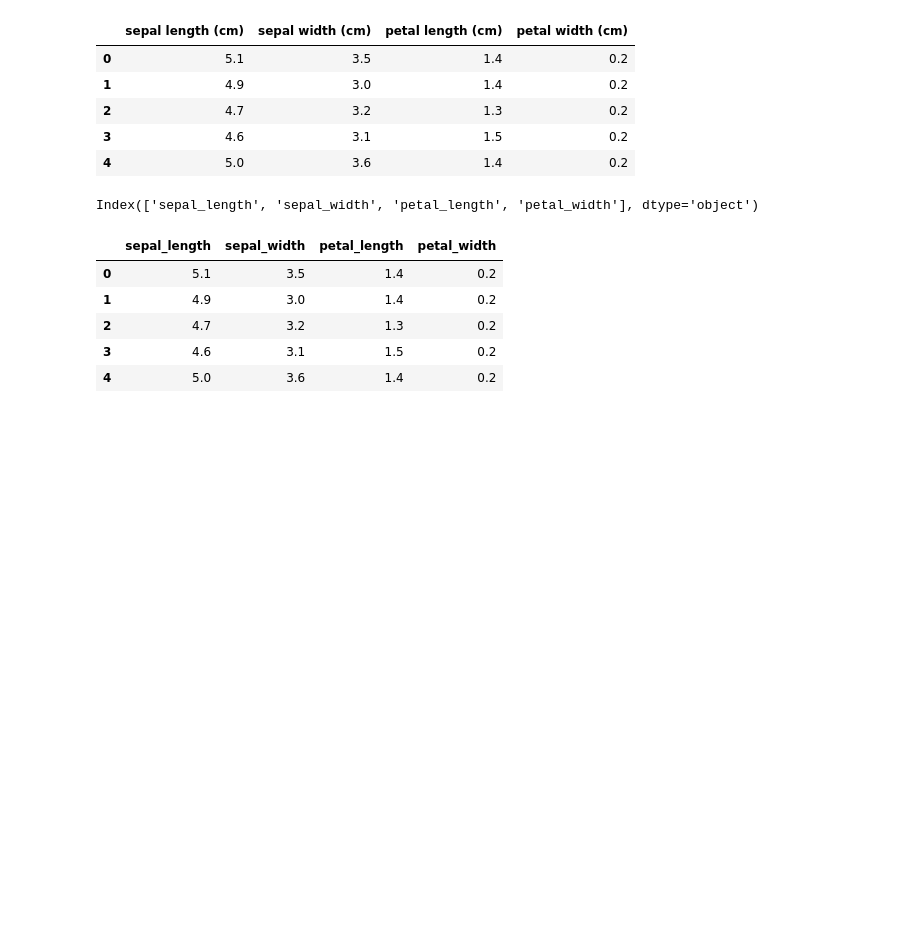
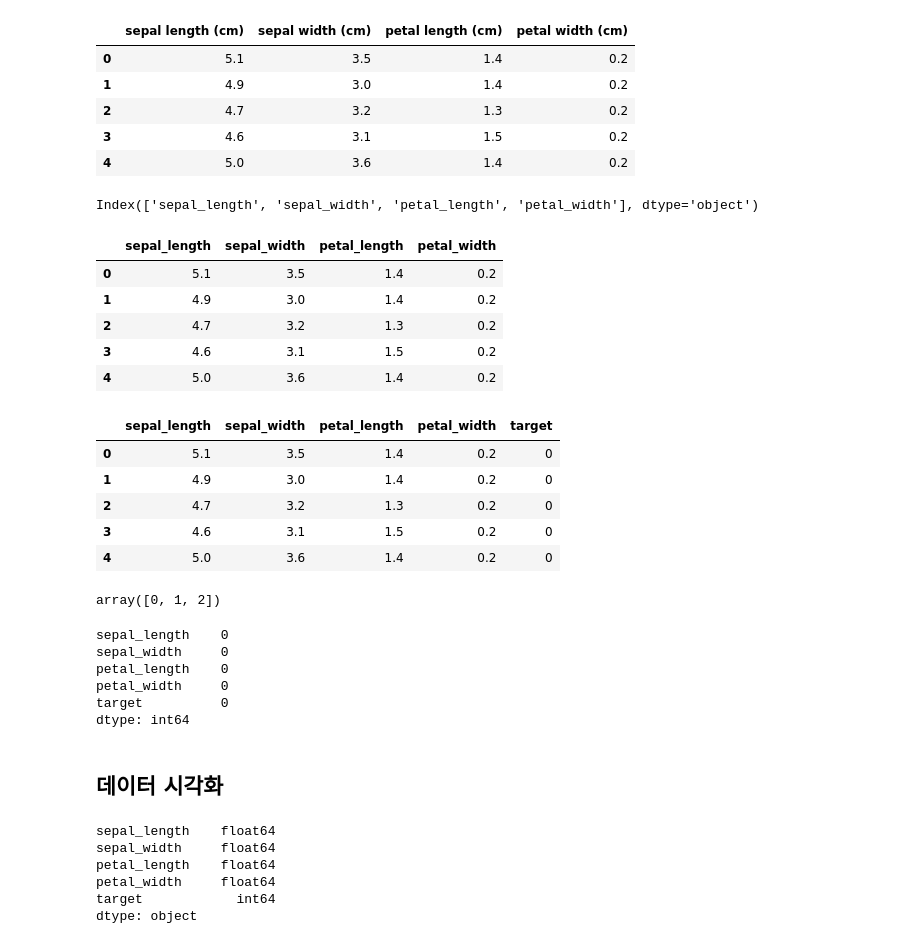
Before and after one commit to Vaycold/Python_ML, a Jupyter notebook: Clustering/머신러닝과 군집분석.ipynb, the cells around one changed output. Cells and saved outputs as stored; diff of their text form; code cells hidden in the pictures; blank space fills up the shorter version.

```diff
--- a/Clustering/머신러닝과 군집분석.ipynb
+++ b/Clustering/머신러닝과 군집분석.ipynb
@@ -49,0 +51,35 @@ iris_df.head()
+# %%
+iris_df.head()
+# %% [output]
+|  | sepal_length | sepal_width | petal_length | petal_width | target |
+| 0 | 5.1 | 3.5 | 1.4 | 0.2 | 0 |
+| 1 | 4.9 | 3.0 | 1.4 | 0.2 | 0 |
+| 2 | 4.7 | 3.2 | 1.3 | 0.2 | 0 |
+| 3 | 4.6 | 3.1 | 1.5 | 0.2 | 0 |
+| 4 | 5.0 | 3.6 | 1.4 | 0.2 | 0 |
+# %%
+# target의 종류를 확인해보자.
+iris_df.target.unique()
+# %% [output]
+array([0, 1, 2])
+# %%
+# 결측값 확인해보자
+iris_df.isnull().sum()
+# %% [output]
+sepal_length    0
+sepal_width     0
+petal_length    0
+petal_width     0
+target          0
+dtype: int64
+# %% [markdown]
+## 데이터 시각화
+# %%
+iris_df.dtypes
+# %% [output]
+sepal_length    float64
+sepal_width     float64
+petal_length    float64
+petal_width     float64
+target            int64
+dtype: object
```
Also changed, not shown: parts of 19 cells of this notebook.
